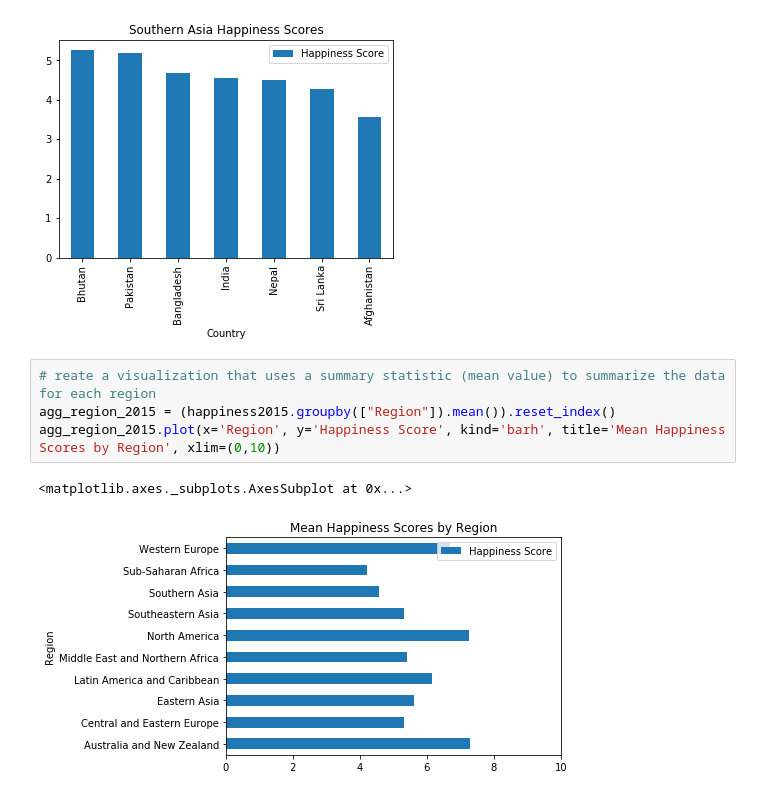
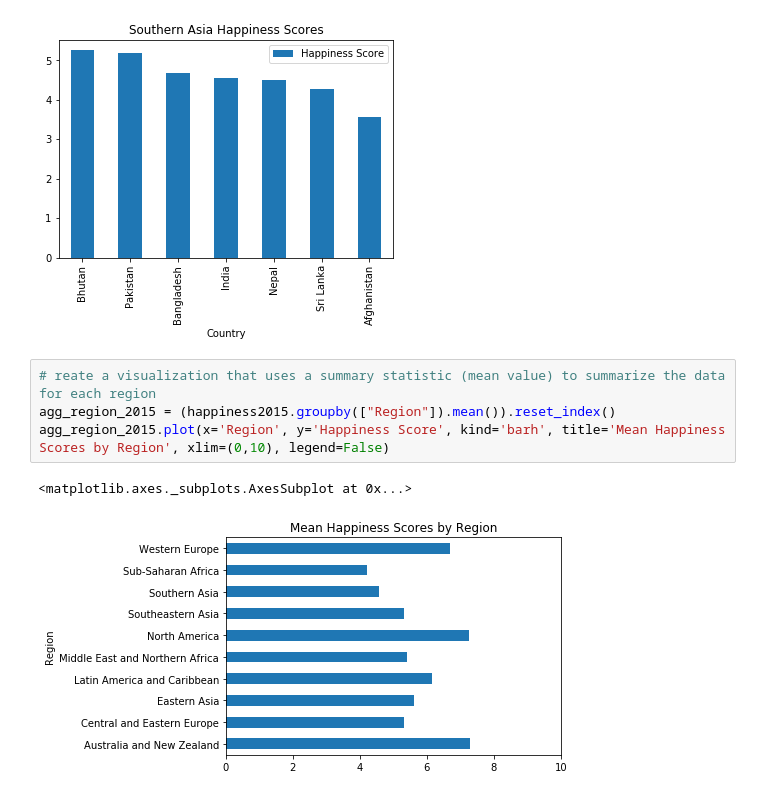
Before and after one commit to srinivasanprashant/World-Happiness-Report, a Jupyter notebook: data-analysis.ipynb, the cells around one changed output. Drawn from its saved outputs; the diff is of its cells as text.

```diff
--- a/data-analysis.ipynb
+++ b/data-analysis.ipynb
@@ -42,10 +42,10 @@ so_asia.plot(x='Country', y='Happiness Score', kind='bar', title='Southern Asia
 # %%
 # reate a visualization that uses a summary statistic (mean value) to summarize the data for each region
 agg_region_2015 = (happiness2015.groupby(["Region"]).mean()).reset_index()
-agg_region_2015.plot(x='Region', y='Happiness Score', kind='barh', title='Mean Happiness Scores by Region', xlim=(0,10))
+agg_region_2015.plot(x='Region', y='Happiness Score', kind='barh', title='Mean Happiness Scores by Region', xlim=(0,10), legend=False)
 # %% [output]
 <matplotlib.axes._subplots.AxesSubplot at 0x...>
-[figure, old version]
+[figure, new version]
 # %%
 # we can use the df.pivot_table() method to more intuitively perform the same aggregation as above.
 # As a user of MS Excel, this is also easier to comprehend
```
Also changed, not shown: parts of 4 cells of this notebook.
